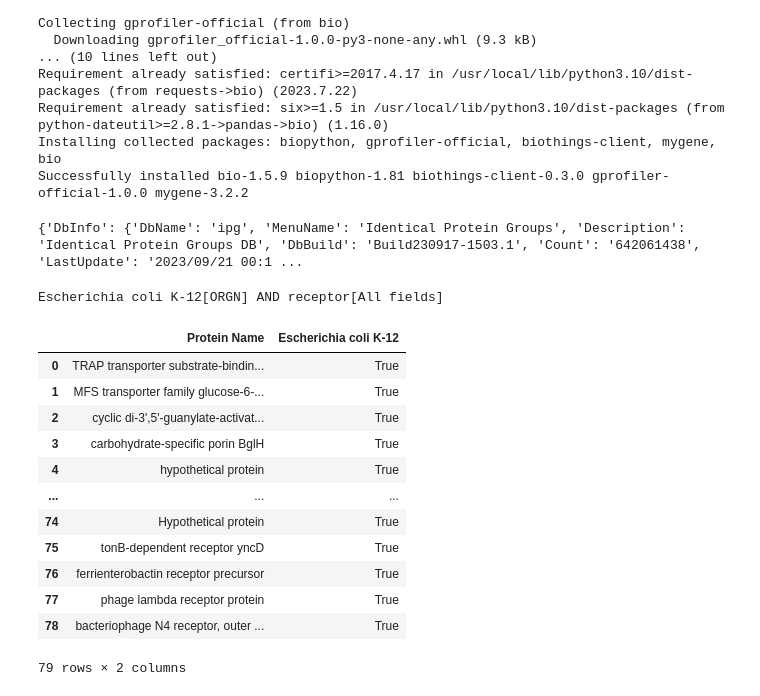
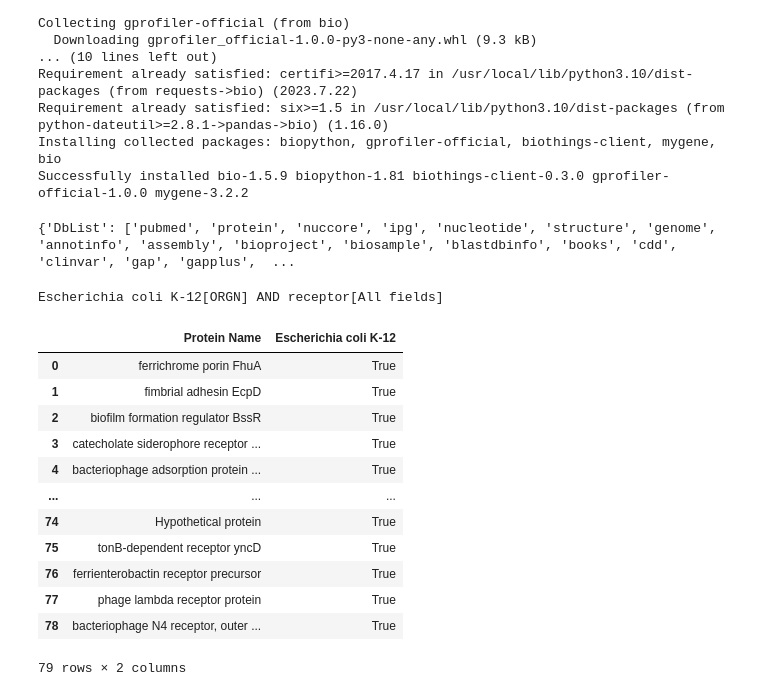
Before and after one commit to Alebraco/phagetool, a Jupyter notebook: Phage_tool.ipynb, the cells around one changed output. Cells and saved outputs as stored; diff of their text form; code cells hidden in the pictures.

```diff
--- a/Phage_tool.ipynb
+++ b/Phage_tool.ipynb
@@ -27,11 +27,11 @@ Successfully installed bio-1.5.9 biopython-1.81 biothings-client-0.3.0 gprofiler
 # %%
 Entrez.email = 'alekey039@hotmail.com'
 # %%
-handle = Entrez.einfo(db='ipg')
+handle = Entrez.einfo()
 info = Entrez.read(handle)
 print(info)
 # %% [output]
-{'DbInfo': {'DbName': 'ipg', 'MenuName': 'Identical Protein Groups', 'Description': 'Identical Protein Groups DB', 'DbBuild': 'Build230917-1503.1', 'Count': '642061438', 'LastUpdate': '2023/09/21 00:1 ...
+{'DbList': ['pubmed', 'protein', 'nuccore', 'ipg', 'nucleotide', 'structure', 'genome', 'annotinfo', 'assembly', 'bioproject', 'biosample', 'blastdbinfo', 'books', 'cdd', 'clinvar', 'gap', 'gapplus',  ...
 # %%
 def retrieve_ids(max, query):
   ids = []
@@ -119,6 +119,16 @@ for i in range(len(titles)):
   if titles[i] == '':
     titles[i] = 'unnamed protein v'+str(c)
     c += 1
+# %%
+#Version 1
+#Create a unique title list
+#Aminoacid sequence not considered
+#Comparison will be by protein name
+
+titles_unique = []
+for title in titles:
+  if title not in titles_unique:
+    titles_unique.append(title)
 # %%
 #Version 1 dictionary
 #If multiple AA sequences for a protein, add them to a unique key
@@ -153,16 +164,16 @@ for key, value in zip(titles_version, aaseqs):
 # %%
 #Creating DataFrame of Version 1 dictionary
-df = pd.DataFrame(list(protein_dictionary.keys()), columns=['Protein Name'])
+df = pd.DataFrame(titles_unique, columns=['Protein Name'])
 df[strain] = df['Protein Name'].isin(titles)
 
 df
 # %% [output]
 |  | Protein Name | Escherichia coli K-12 |
-| 0 | TRAP transporter substrate-bindin... | True |
-| 1 | MFS transporter family glucose-6-... | True |
-| 2 | cyclic di-3',5'-guanylate-activat... | True |
-| 3 | carbohydrate-specific porin BglH | True |
-| 4 | hypothetical protein | True |
+| 0 | ferrichrome porin FhuA | True |
+| 1 | fimbrial adhesin EcpD | True |
+| 2 | biofilm formation regulator BssR | True |
+| 3 | catecholate siderophore receptor ... | True |
+| 4 | bacteriophage adsorption protein ... | True |
 | ... | ... | ... |
 | 74 | Hypothetical protein | True |
 | 75 | tonB-dependent receptor yncD | True |
```
Also changed, not shown: parts of 3 cells of this notebook.
